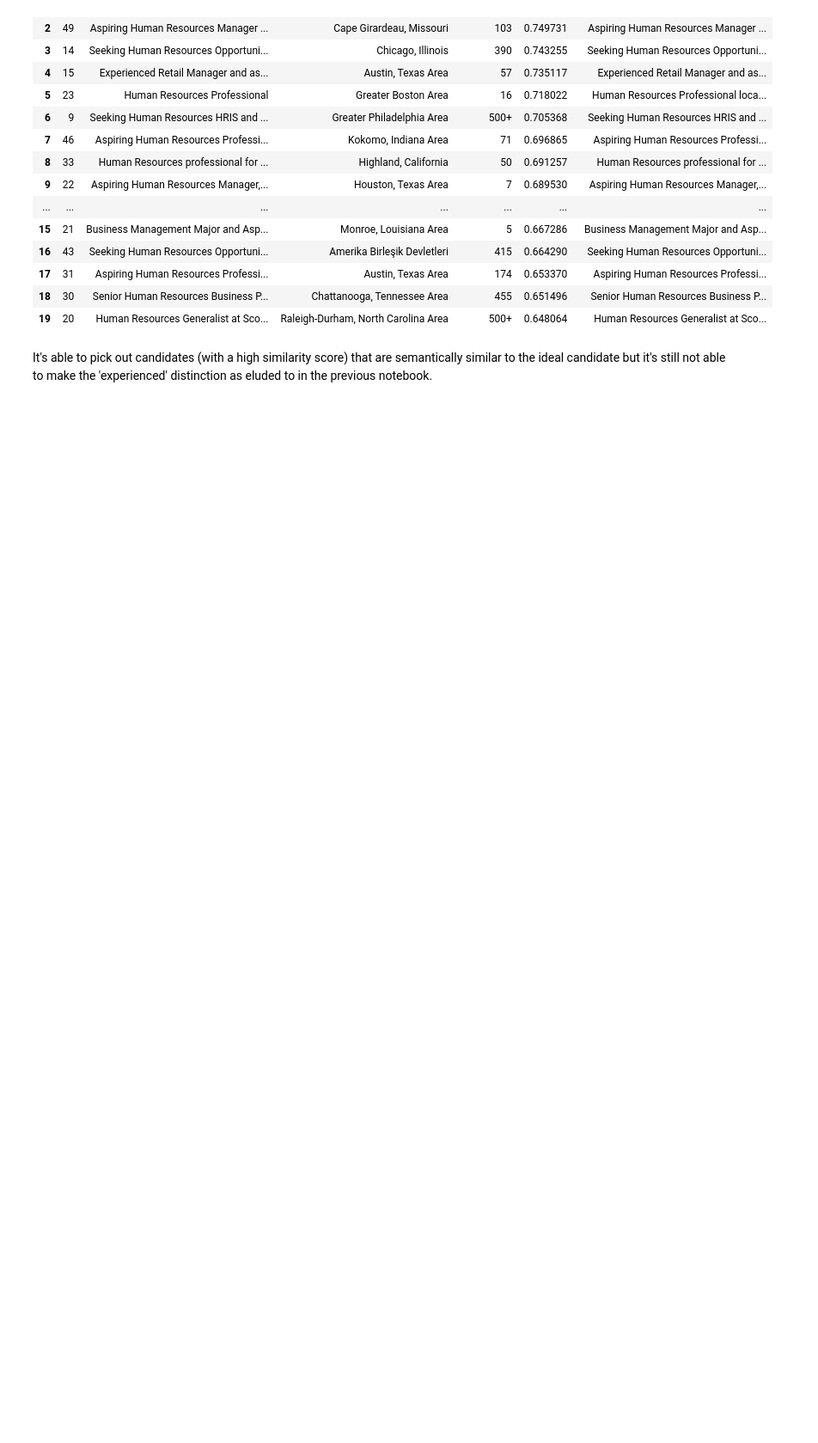
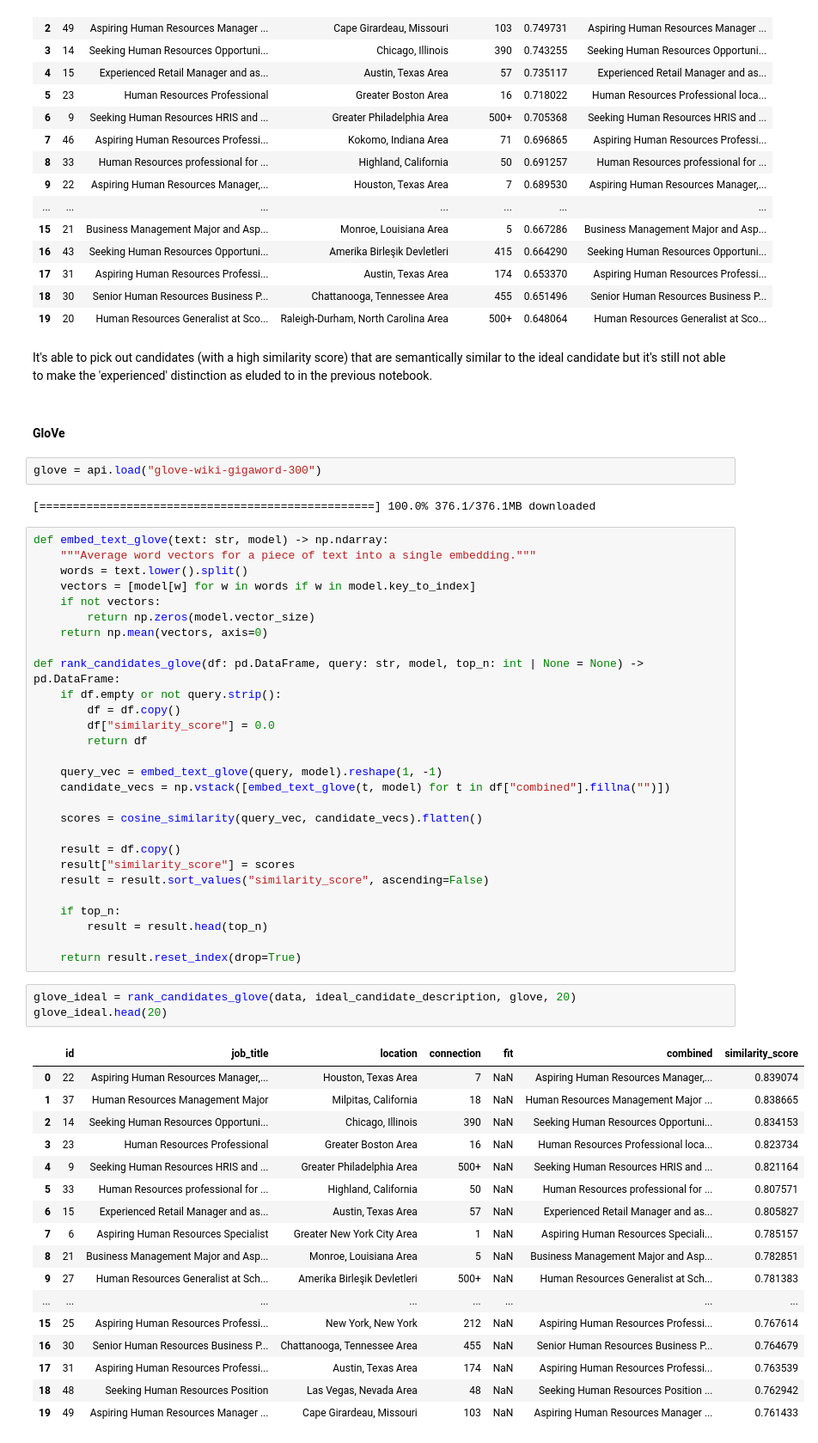
Before and after one commit to cameroncochrane/RnEHGFbDNlguJZBv, a Jupyter notebook: notebooks/PotentialTalents_2.ipynb, the cells around one changed output. Shown at 86% size. Saved outputs shown, nothing was run; the diff lists cells and outputs as text; blank space fills up the shorter version.

Commit message:
Refactor execution counts in PotentialTalents_2 notebook; add GloVe and FastText embedding methods for candidate ranking.

```diff
--- a/notebooks/PotentialTalents_2.ipynb
+++ b/notebooks/PotentialTalents_2.ipynb
@@ -133,3 +133,58 @@ w2v_ideal.head(20)
 | 19 | 20 | Human Resources Generalist at Sco... | Raleigh-Durham, North Carolina Area | 500+ | 0.648064 | Human Resources Generalist at Sco... |
 # %% [markdown]
 It's able to pick out candidates (with a high similarity score) that are semantically similar to the ideal candidate but it's still not able to make the 'experienced' distinction as eluded to in the previous notebook.
+# %% [markdown]
+<h4>GloVe
+# %%
+glove = api.load("glove-wiki-gigaword-300")
+# %% [output]
+[==================================================] 100.0% 376.1/376.1MB downloaded
+# %%
+def embed_text_glove(text: str, model) -> np.ndarray:
+    """Average word vectors for a piece of text into a single embedding."""
+    words = text.lower().split()
+    vectors = [model[w] for w in words if w in model.key_to_index]
+    if not vectors:
+        return np.zeros(model.vector_size)
+    return np.mean(vectors, axis=0)
+
+def rank_candidates_glove(df: pd.DataFrame, query: str, model, top_n: int | None = None) -> pd.DataFrame:
+    if df.empty or not query.strip():
+        df = df.copy()
+        df["similarity_score"] = 0.0
+        return df
+
+    query_vec = embed_text_glove(query, model).reshape(1, -1)
+    candidate_vecs = np.vstack([embed_text_glove(t, model) for t in df["combined"].fillna("")])
+
+    scores = cosine_similarity(query_vec, candidate_vecs).flatten()
+
+    result = df.copy()
+    result["similarity_score"] = scores
+    result = result.sort_values("similarity_score", ascending=False)
+
+    if top_n:
+        result = result.head(top_n)
+
+    return result.reset_index(drop=True)
+# %%
+glove_ideal = rank_candidates_glove(data, ideal_candidate_description, glove, 20)
+glove_ideal.head(20)
+# %% [output]
+|  | id | job_title | location | connection | fit | combined | similarity_score |
+| 0 | 22 | Aspiring Human Resources Manager,... | Houston, Texas Area | 7 | NaN | Aspiring Human Resources Manager,... | 0.839074 |
+| 1 | 37 | Human Resources Management Major | Milpitas, California | 18 | NaN | Human Resources Management Major ... | 0.838665 |
+| 2 | 14 | Seeking Human Resources Opportuni... | Chicago, Illinois | 390 | NaN | Seeking Human Resources Opportuni... | 0.834153 |
+| 3 | 23 | Human Resources Professional | Greater Boston Area | 16 | NaN | Human Resources Professional loca... | 0.823734 |
+| 4 | 9 | Seeking Human Resources HRIS and ... | Greater Philadelphia Area | 500+ | NaN | Seeking Human Resources HRIS and ... | 0.821164 |
+| 5 | 33 | Human Resources professional for ... | Highland, California | 50 | NaN | Human Resources professional for ... | 0.807571 |
+| 6 | 15 | Experienced Retail Manager and as... | Austin, Texas Area | 57 | NaN | Experienced Retail Manager and as... | 0.805827 |
+| 7 | 6 | Aspiring Human Resources Specialist | Greater New York City Area | 1 | NaN | Aspiring Human Resources Speciali... | 0.785157 |
+| 8 | 21 | Business Management Major and Asp... | Monroe, Louisiana Area | 5 | NaN | Business Management Major and Asp... | 0.782851 |
+| 9 | 27 | Human Resources Generalist at Sch... | Amerika Birleşik Devletleri | 500+ | NaN | Human Resources Generalist at Sch... | 0.781383 |
+| ... | ... | ... | ... | ... | ... | ... | ... |
+| 15 | 25 | Aspiring Human Resources Professi... | New York, New York | 212 | NaN | Aspiring Human Resources Professi... | 0.767614 |
+| 16 | 30 | Senior Human Resources Business P... | Chattanooga, Tennessee Area | 455 | NaN | Senior Human Resources Business P... | 0.764679 |
+| 17 | 31 | Aspiring Human Resources Professi... | Austin, Texas Area | 174 | NaN | Aspiring Human Resources Professi... | 0.763539 |
+| 18 | 48 | Seeking Human Resources Position | Las Vegas, Nevada Area | 48 | NaN | Seeking Human Resources Position ... | 0.762942 |
+| 19 | 49 | Aspiring Human Resources Manager ... | Cape Girardeau, Missouri | 103 | NaN | Aspiring Human Resources Manager ... | 0.761433 |
```
Also changed, not shown: parts of 5 cells of this notebook.
